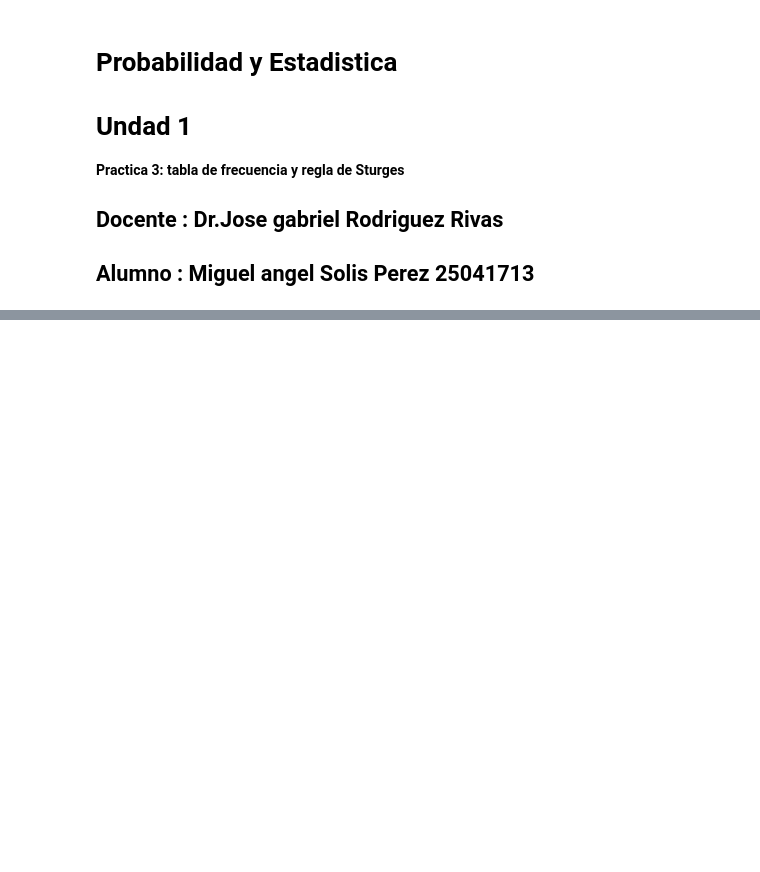
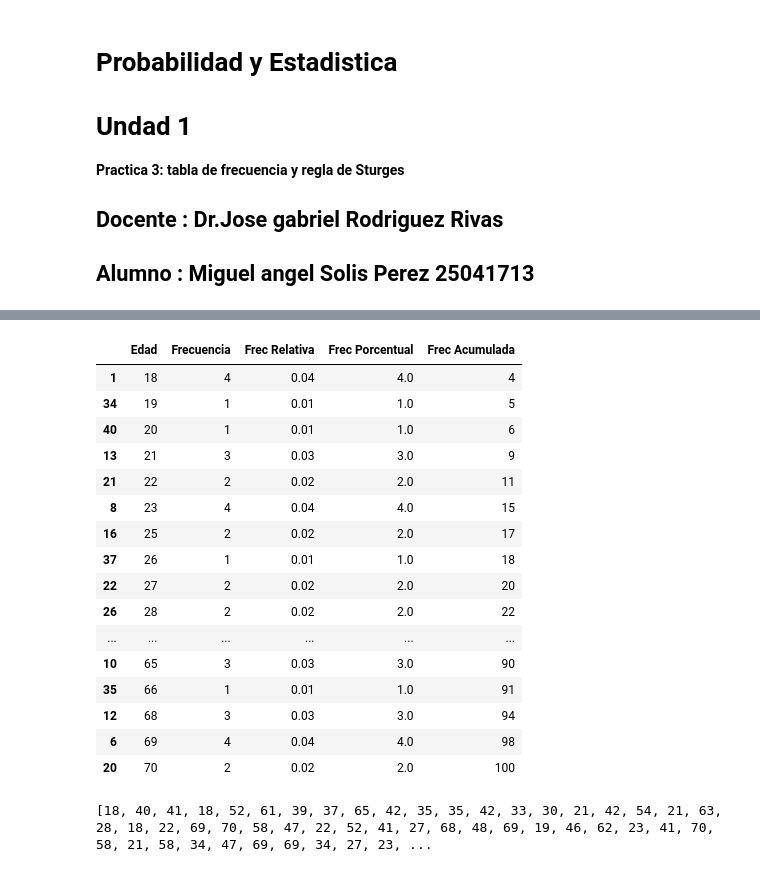
Before and after one commit to MiguelAngelSP29/Probabilidad-y-estad-stica-, a Jupyter notebook: Unidad 1/U1_practica 3.ipynb, the cells around one changed output, grey strips where cells are left out. Saved outputs shown, nothing was run; the diff lists cells and outputs as text; code cells hidden in the pictures; blank space fills up the shorter version.

```diff
--- a/Unidad 1/U1_practica 3.ipynb
+++ b/Unidad 1/U1_practica 3.ipynb
@@ -27,6 +27,6 @@ print(edades)
 # %%
 import pandas as pd
 # %%
-#crear un dataFrame de oandas con los numeros aleatorios
-df - pd.DataFrame(edades, columns = ['Edad'])
+#crear un DataFrame de pandas con los numeros aleatorios
+df = pd.DataFrame(edades, columns = ['Edad'])
 df.head()
@@ -32,0 +40,9 @@ df.head()
+# %%
+# Calcular la tabla de distribución de frecuencias
+tabla_frecuencias = df['Edad'].value_counts().reset_index()
+tabla_frecuencias.columns = ['Edad', 'Frecuencia']
+tabla_frecuencias = tabla_frecuencias.sort_values(by='Edad')
+
+# Imprimir la tabla de distribución de frecuencias
+print("Tabla de Distribución de Frecuencias:")
+tabla_frecuencias
@@ -32,0 +68,3 @@ df.head()
+# %%
+tabla_frecuencias['Frec Relativa'] = tabla_frecuencias['Frecuencia'] / 100
+tabla_frecuencias
@@ -32,0 +89,3 @@ df.head()
+# %%
+tabla_frecuencias['Frec Porcentual'] = tabla_frecuencias['Frecuencia'] / 100 * 100
+tabla_frecuencias
@@ -32,0 +110,21 @@ df.head()
+# %%
+tabla_frecuencias['Frec Acumulada'] = tabla_frecuencias['Frecuencia'].cumsum()
+tabla_frecuencias
+# %% [output]
+|  | Edad | Frecuencia | Frec Relativa | Frec Porcentual | Frec Acumulada |
+| 1 | 18 | 4 | 0.04 | 4.0 | 4 |
+| 34 | 19 | 1 | 0.01 | 1.0 | 5 |
+| 40 | 20 | 1 | 0.01 | 1.0 | 6 |
+| 13 | 21 | 3 | 0.03 | 3.0 | 9 |
+| 21 | 22 | 2 | 0.02 | 2.0 | 11 |
+| 8 | 23 | 4 | 0.04 | 4.0 | 15 |
+| 16 | 25 | 2 | 0.02 | 2.0 | 17 |
+| 37 | 26 | 1 | 0.01 | 1.0 | 18 |
+| 22 | 27 | 2 | 0.02 | 2.0 | 20 |
+| 26 | 28 | 2 | 0.02 | 2.0 | 22 |
+| ... | ... | ... | ... | ... | ... |
+| 10 | 65 | 3 | 0.03 | 3.0 | 90 |
+| 35 | 66 | 1 | 0.01 | 1.0 | 91 |
+| 12 | 68 | 3 | 0.03 | 3.0 | 94 |
+| 6 | 69 | 4 | 0.04 | 4.0 | 98 |
+| 20 | 70 | 2 | 0.02 | 2.0 | 100 |
@@ -32,0 +134,5 @@ df.head()
+# %%
+# Volvemos a usar la lista edades
+print(edades)
+# %% [output]
+[18, 40, 41, 18, 52, 61, 39, 37, 65, 42, 35, 35, 42, 33, 30, 21, 42, 54, 21, 63, 28, 18, 22, 69, 70, 58, 47, 22, 52, 41, 27, 68, 48, 69, 19, 46, 62, 23, 41, 70, 58, 21, 58, 34, 47, 69, 69, 34, 27, 23, ...
```
Also changed, not shown: parts of 13 cells of this notebook.
